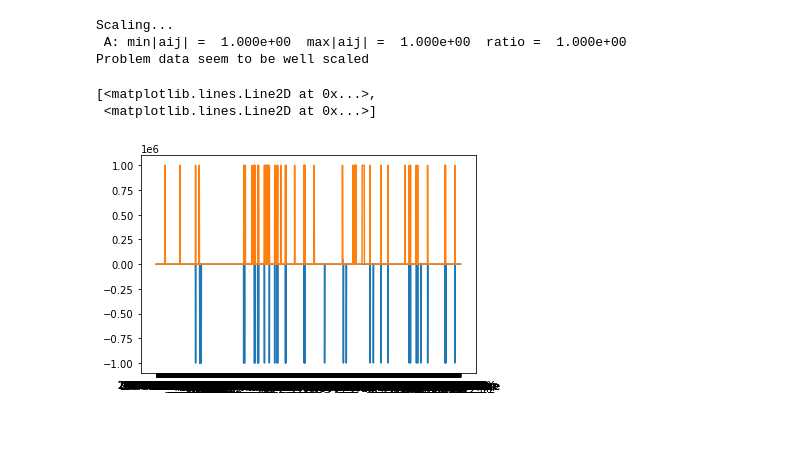
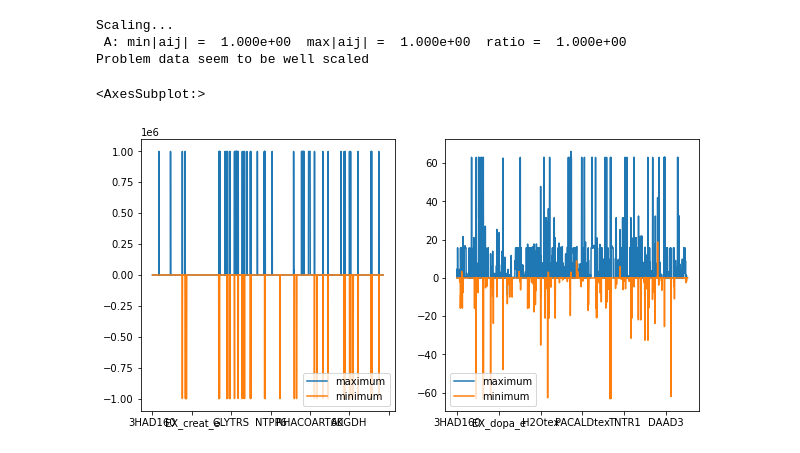
Before and after one commit to lizat-i/PseudomonasPutidaCobraPy, a Jupyter notebook: internalfluxtracking.ipynb, the cells around one changed output. Drawn from its saved outputs; the diff is of its cells as text; code cells hidden in the pictures; blank space fills up the shorter version.

Commit message:
added plot and reduced models to the problem

```diff
--- a/internalfluxtracking.ipynb
+++ b/internalfluxtracking.ipynb
@@ -1,6 +1,7 @@
 # %%
 import extFunc as ext
 import matplotlib.pyplot as plt
+plt.rcParams['figure.figsize'] = [10, 5]
 import numpy as np
 from importlib import import_module
 import pandas as pd
@@ -44,14 +30,15 @@ fluxes = b.fluxes
 # %%
+#Base case as in Nogales Paper
+model           = modelDict['iJN1462_OCT_UR3_4']
+model_bounded   = copy.deepcopy(model)
 
-model = modelDict['iJN1462_OCT_UR3_4']
-fl = model.optimize().fluxes
-fv = cobra.flux_analysis.flux_variability_analysis(model)
+fv                  = cobra.flux_analysis.flux_variability_analysis(model)
+fv["cumulative"]    = abs(fv.maximum) + abs(fv.minimum)
-# %%
-#from operator import attrgetter
-#model.
-plt.plot(fv)
-# %% [output]
-[<matplotlib.lines.Line2D at 0x...>,
- <matplotlib.lines.Line2D at 0x...>]
-[figure, removed]
+# %%
+fig, axes = plt.subplots(nrows=1, ncols=2)
+fv.plot( y=["maximum", "minimum"],ax=axes[0])
+fv[(abs(fv.maximum)<200)&(abs(fv.minimum)<200)].plot( y=["maximum", "minimum"],ax=axes[1])
+# %% [output]
+<AxesSubplot:>
+[figure, added]
 # %%
```
Also changed, not shown: parts of 6 cells of this notebook, 2 other files.
